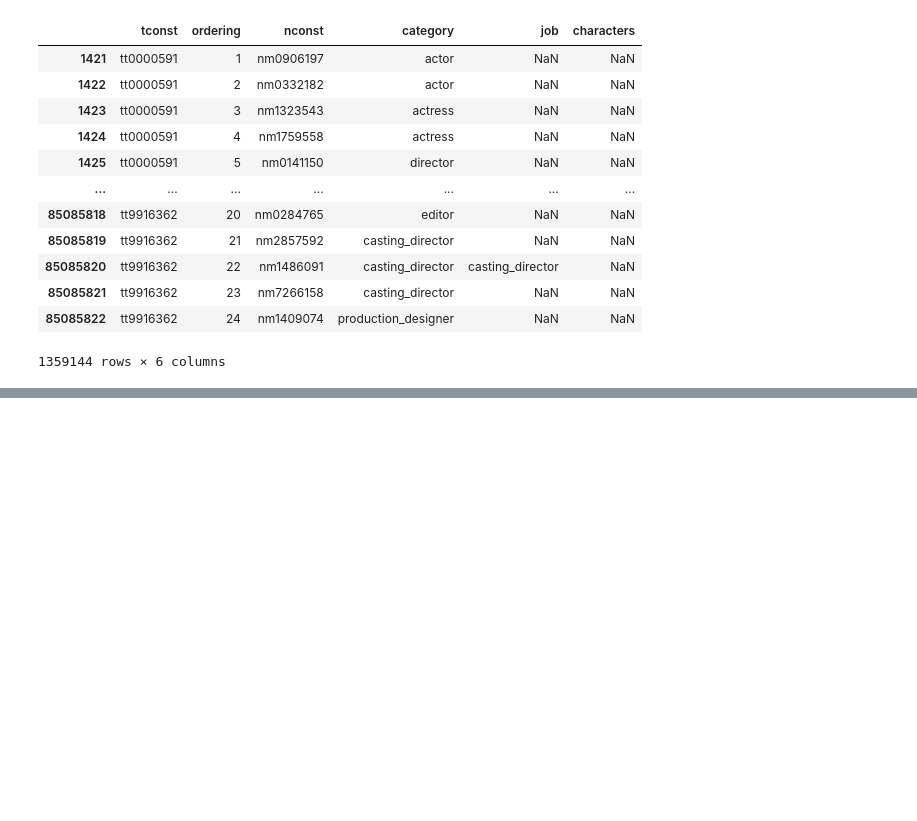
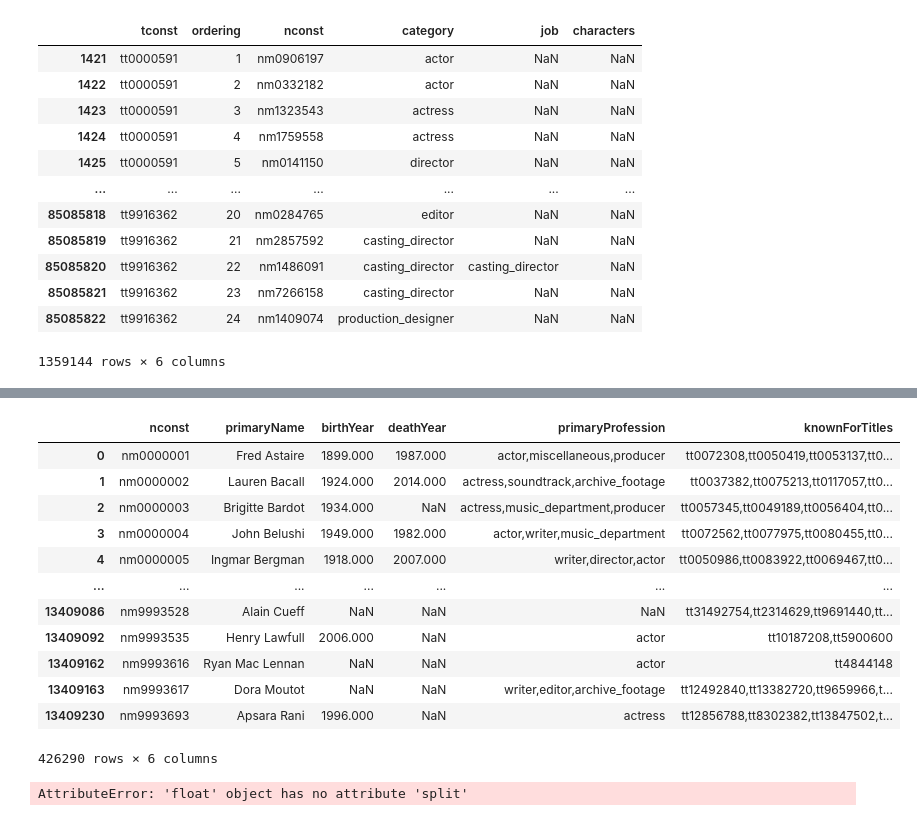
Before and after one commit to Viviaon/Project_2, a Jupyter notebook: Clean_Movie_DB.ipynb, the cells around one changed output, grey strips where cells are left out. Saved outputs shown, nothing was run; the diff lists cells and outputs as text; code cells hidden in the pictures; blank space fills up the shorter version.

```diff
--- a/Clean_Movie_DB.ipynb
+++ b/Clean_Movie_DB.ipynb
@@ -384,0 +509,2 @@ movie_final
+# %%
+movie_final.drop(columns = ["startYear", "runtime", "vote_average", "vote_count"], inplace = True)
@@ -407,3 +558,5 @@ title_prin[title_prin["tconst"].isin(list_of_movie)]
 | 85085821 | tt9916362 | 23 | nm7266158 | casting_director | NaN | NaN |
 | 85085822 | tt9916362 | 24 | nm1409074 | production_designer | NaN | NaN |
 1359144 rows × 6 columns
+# %%
+title_prin = title_prin[title_prin["tconst"].isin(list_of_movie)]
@@ -409,0 +581,5 @@ title_prin[title_prin["tconst"].isin(list_of_movie)]
+# %%
+list_of_name = title_prin["nconst"].unique()
+# %%
+link_name = r"C:\Users\User\Wild_Code\Projects\Project_2\DB\name.basics.tsv.gz"
+name_bas = pd.read_csv(link_name, sep = "\t", na_values = r"\N", low_memory = False)
@@ -409,0 +602,16 @@ title_prin[title_prin["tconst"].isin(list_of_movie)]
+# %%
+name_bas[name_bas["nconst"].isin(list_of_name)]
+# %% [output]
+|  | nconst | primaryName | birthYear | deathYear | primaryProfession | knownForTitles |
+| 0 | nm0000001 | Fred Astaire | 1899.000 | 1987.000 | actor,miscellaneous,producer | tt0072308,tt0050419,tt0053137,tt0... |
+| 1 | nm0000002 | Lauren Bacall | 1924.000 | 2014.000 | actress,soundtrack,archive_footage | tt0037382,tt0075213,tt0117057,tt0... |
+| 2 | nm0000003 | Brigitte Bardot | 1934.000 | NaN | actress,music_department,producer | tt0057345,tt0049189,tt0056404,tt0... |
+| 3 | nm0000004 | John Belushi | 1949.000 | 1982.000 | actor,writer,music_department | tt0072562,tt0077975,tt0080455,tt0... |
+| 4 | nm0000005 | Ingmar Bergman | 1918.000 | 2007.000 | writer,director,actor | tt0050986,tt0083922,tt0069467,tt0... |
+| ... | ... | ... | ... | ... | ... | ... |
+| 13409086 | nm9993528 | Alain Cueff | NaN | NaN | NaN | tt31492754,tt2314629,tt9691440,tt... |
+| 13409092 | nm9993535 | Henry Lawfull | 2006.000 | NaN | actor | tt10187208,tt5900600 |
+| 13409162 | nm9993616 | Ryan Mac Lennan | NaN | NaN | actor | tt4844148 |
+| 13409163 | nm9993617 | Dora Moutot | NaN | NaN | writer,editor,archive_footage | tt12492840,tt13382720,tt9659966,t... |
+| 13409230 | nm9993693 | Apsara Rani | 1996.000 | NaN | actress | tt12856788,tt8302382,tt13847502,t... |
+426290 rows × 6 columns
@@ -409,0 +620,4 @@ title_prin[title_prin["tconst"].isin(list_of_movie)]
+# %%
+name_final["primaryProfession"][13409086].split(",")
+# %% [output]
+AttributeError: 'float' object has no attribute 'split'
```
Also changed, not shown: parts of 24 cells of this notebook.
